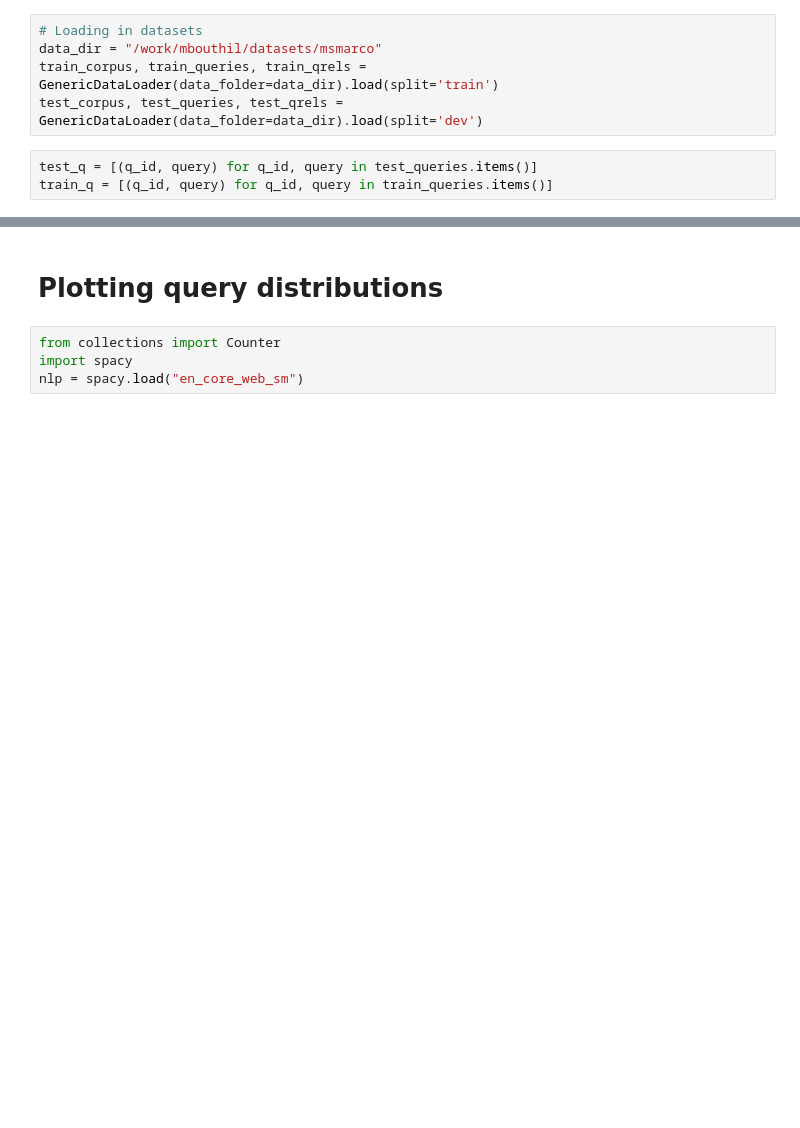
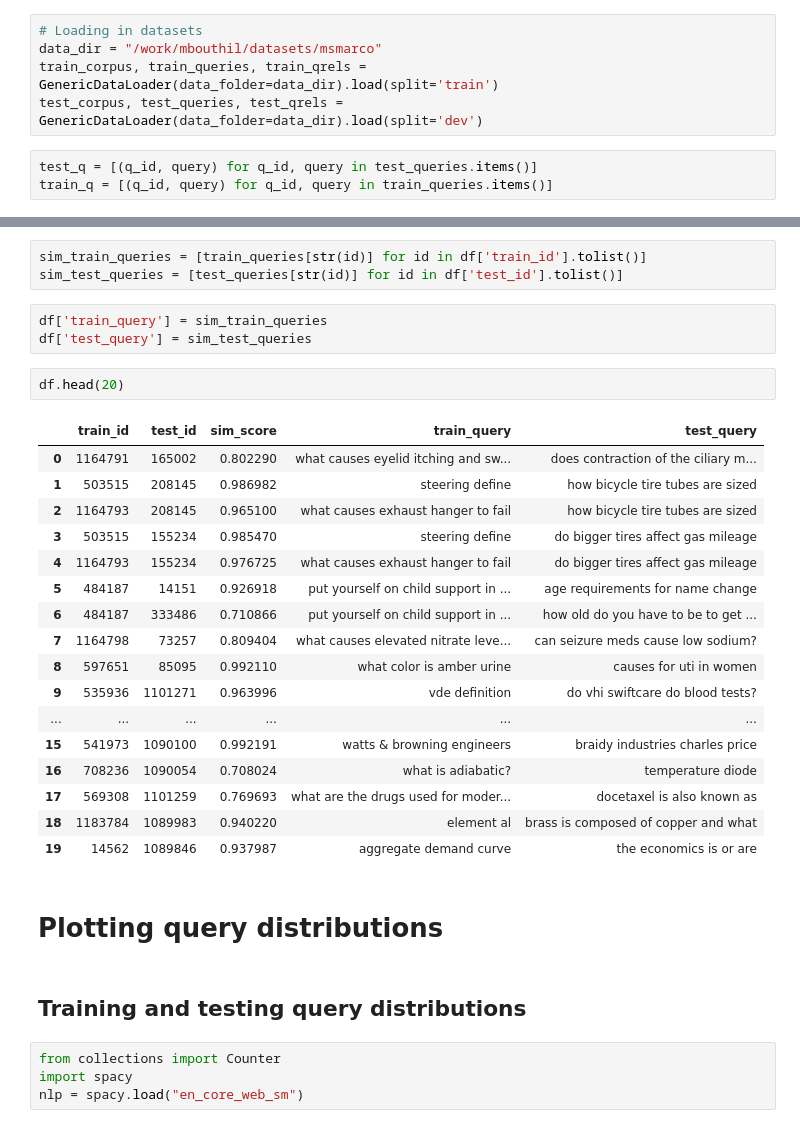
Before and after one commit to BoutM/MMATH-CM-Research-Project, a Jupyter notebook: RAG/tests.ipynb, the cells around one changed output, grey strips where cells are left out. Drawn from its saved outputs; the diff is of its cells as text; blank space fills up the shorter version.

```diff
--- a/RAG/tests.ipynb
+++ b/RAG/tests.ipynb
@@ -40,5 +50,33 @@ df.head()
+# %%
+sim_train_queries = [train_queries[str(id)] for id in df['train_id'].tolist()]
+sim_test_queries = [test_queries[str(id)] for id in df['test_id'].tolist()]
+# %%
+df['train_query'] = sim_train_queries
+df['test_query'] = sim_test_queries
+# %%
+df.head(20)
+# %% [output]
+|  | train_id | test_id | sim_score | train_query | test_query |
+| 0 | 1164791 | 165002 | 0.802290 | what causes eyelid itching and sw... | does contraction of the ciliary m... |
+| 1 | 503515 | 208145 | 0.986982 | steering define | how bicycle tire tubes are sized |
+| 2 | 1164793 | 208145 | 0.965100 | what causes exhaust hanger to fail | how bicycle tire tubes are sized |
+| 3 | 503515 | 155234 | 0.985470 | steering define | do bigger tires affect gas mileage |
+| 4 | 1164793 | 155234 | 0.976725 | what causes exhaust hanger to fail | do bigger tires affect gas mileage |
+| 5 | 484187 | 14151 | 0.926918 | put yourself on child support in ... | age requirements for name change |
+| 6 | 484187 | 333486 | 0.710866 | put yourself on child support in ... | how old do you have to be to get ... |
+| 7 | 1164798 | 73257 | 0.809404 | what causes elevated nitrate leve... | can seizure meds cause low sodium? |
+| 8 | 597651 | 85095 | 0.992110 | what color is amber urine | causes for uti in women |
+| 9 | 535936 | 1101271 | 0.963996 | vde definition | do vhi swiftcare do blood tests? |
+| ... | ... | ... | ... | ... | ... |
+| 15 | 541973 | 1090100 | 0.992191 | watts & browning engineers | braidy industries charles price |
+| 16 | 708236 | 1090054 | 0.708024 | what is adiabatic? | temperature diode |
+| 17 | 569308 | 1101259 | 0.769693 | what are the drugs used for moder... | docetaxel is also known as |
+| 18 | 1183784 | 1089983 | 0.940220 | element al | brass is composed of copper and what |
+| 19 | 14562 | 1089846 | 0.937987 | aggregate demand curve | the economics is or are |
 # %% [markdown]
 # Plotting query distributions
+# %% [markdown]
+## Training and testing query distributions
 # %%
 from collections import Counter
 import spacy
```
Also changed, not shown: parts of 13 cells of this notebook, 3 other files.
